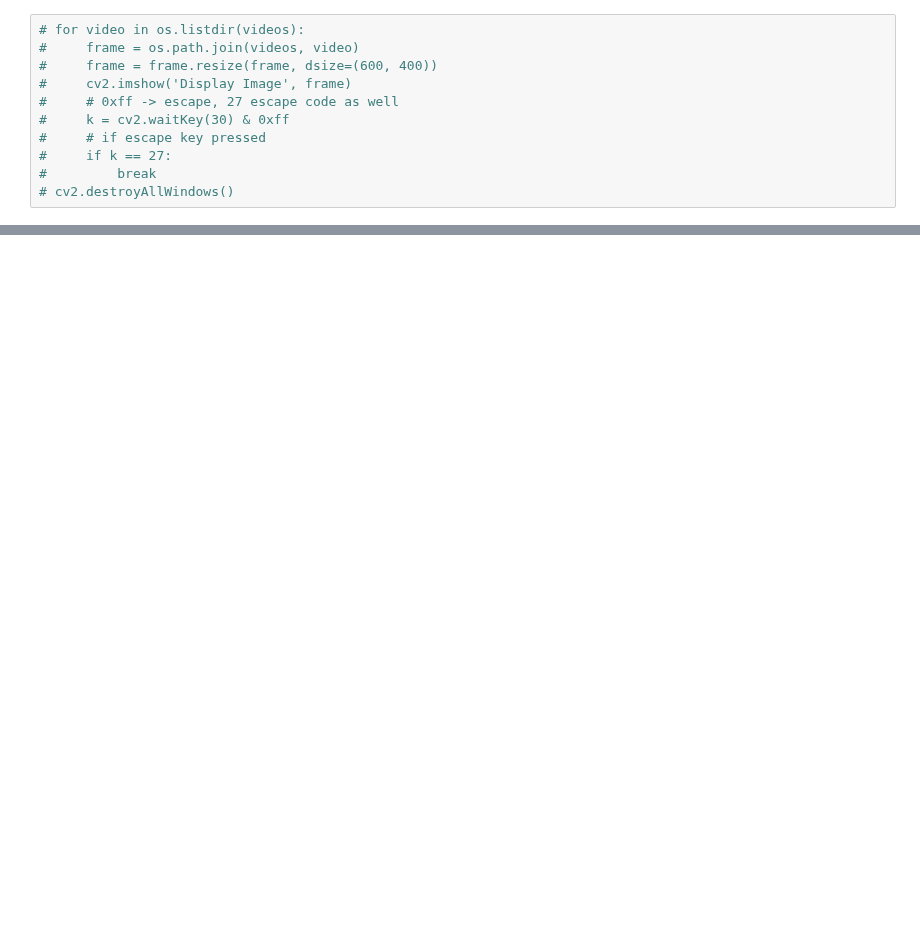
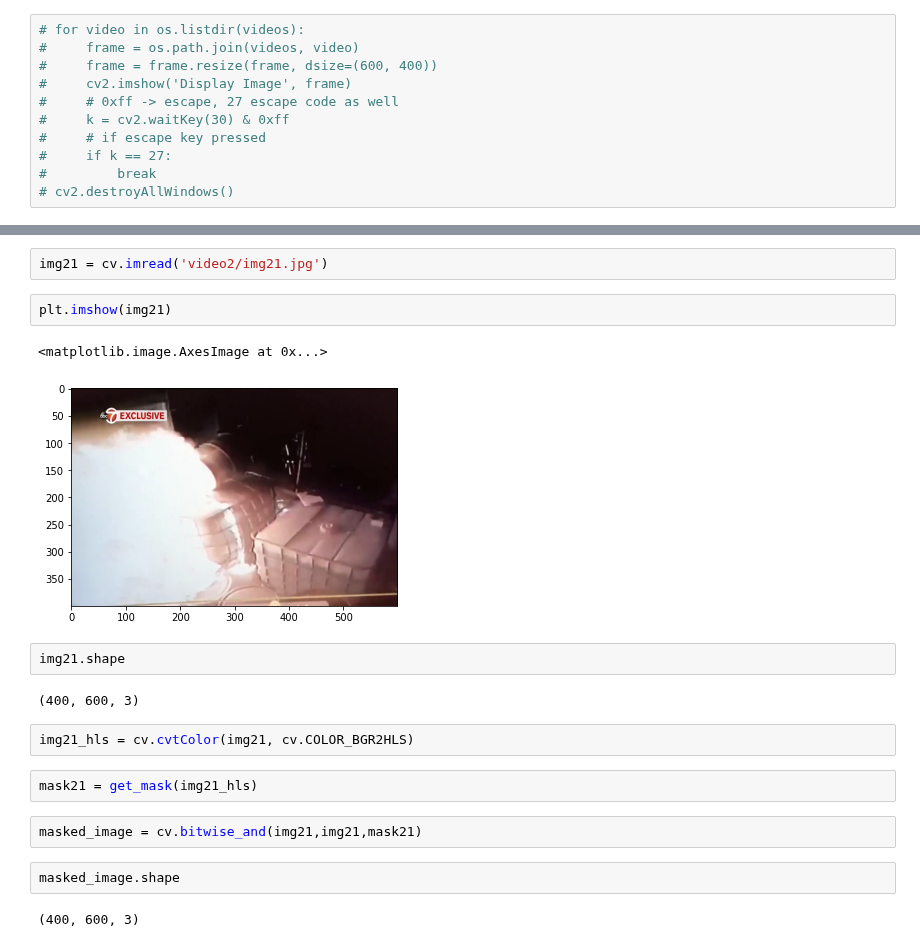
Before and after one commit to dream-team-nadia-woody/epilator, a Jupyter notebook: video_to_frame.ipynb, the cells around one changed output, grey strips where cells are left out. Cells and saved outputs as stored; diff of their text form; blank space fills up the shorter version.

```diff
--- a/video_to_frame.ipynb
+++ b/video_to_frame.ipynb
@@ -51,0 +125,21 @@ videos = 'videos/'
+# %%
+img21 = cv.imread('video2/img21.jpg')
+# %%
+plt.imshow(img21)
+# %% [output]
+<matplotlib.image.AxesImage at 0x...>
+[figure, added]
+# %%
+img21.shape
+# %% [output]
+(400, 600, 3)
+# %%
+img21_hls = cv.cvtColor(img21, cv.COLOR_BGR2HLS)
+# %%
+mask21 = get_mask(img21_hls)
+# %%
+masked_image = cv.bitwise_and(img21,img21,mask21)
+# %%
+masked_image.shape
+# %% [output]
+(400, 600, 3)
```
Also changed, not shown: parts of 68 cells of this notebook, 2 other files.
